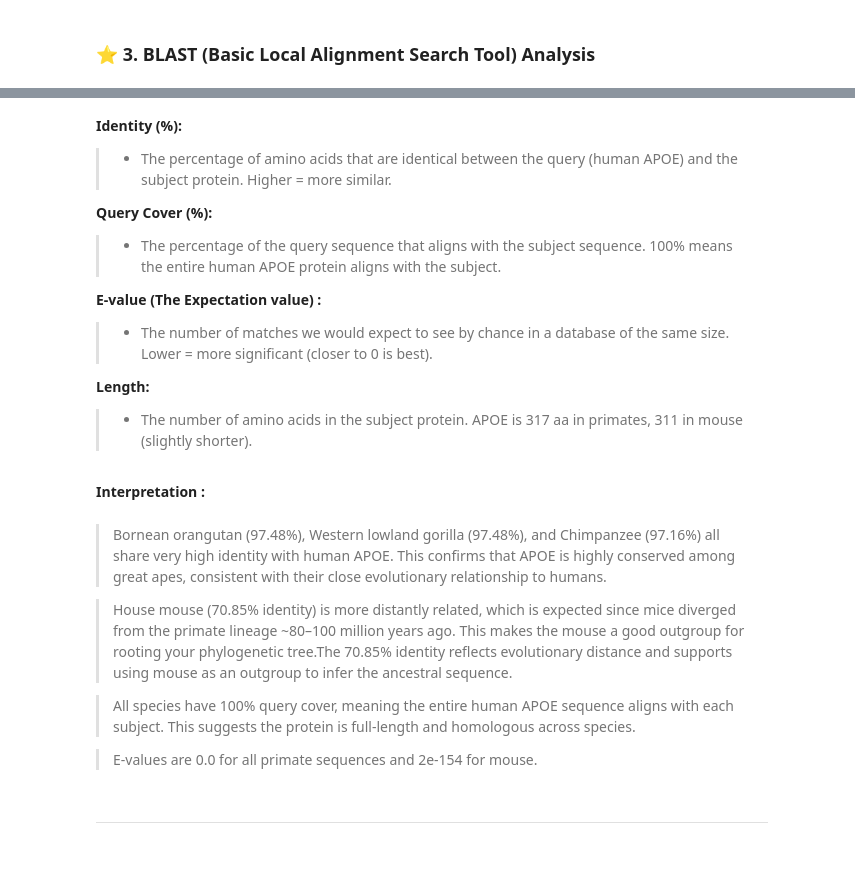
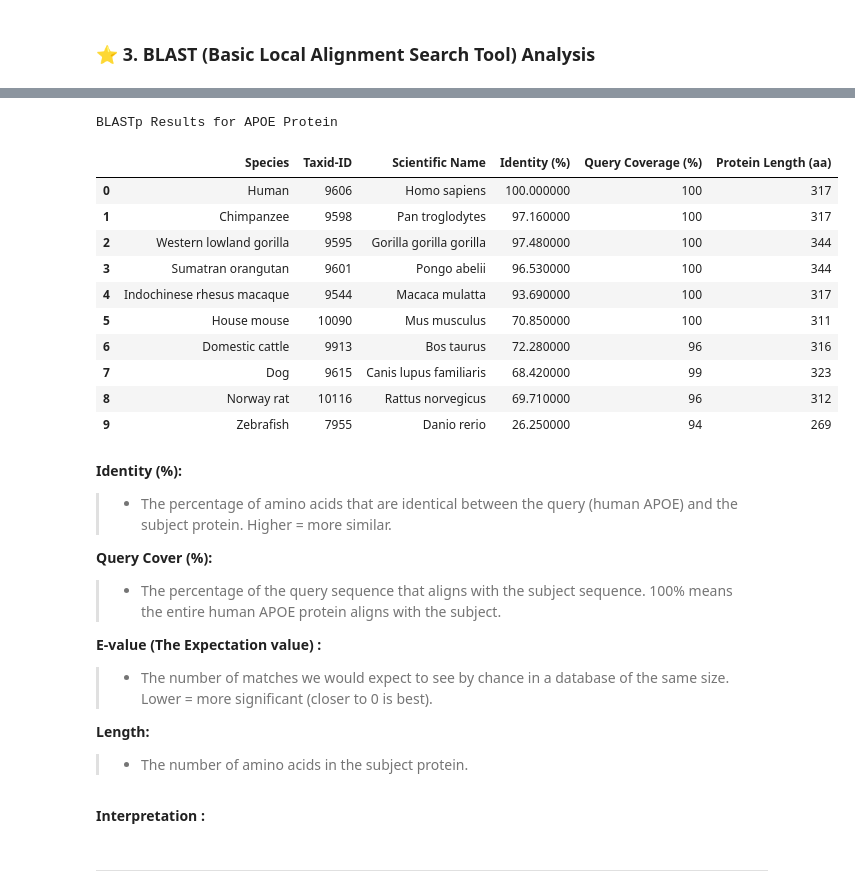
Before and after one commit to sahelsepehri/APOE-Genomics-Alzheimers, a Jupyter notebook: Notebooks/02_Evolutionary_Analysis.ipynb.ipynb, the cells around one changed output, grey strips where cells are left out. Cells and saved outputs as stored; diff of their text form; code cells hidden in the pictures; blank space fills up the shorter version.

```diff
--- a/Notebooks/02_Evolutionary_Analysis.ipynb.ipynb
+++ b/Notebooks/02_Evolutionary_Analysis.ipynb.ipynb
@@ -59,3 +55,31 @@ df_blast.style.set_caption("BLASTp Results for APOE Protein")
+# %%
+# create a dictionary of blastp results
+blast_data = {
+    'Species': ['Human','Chimpanzee','Western lowland gorilla','Sumatran orangutan','Indochinese rhesus macaque',' House mouse', 'Domestic cattle','Dog',' Norway rat', 'Zebrafish'   ],
+    'Taxid-ID' :[9606, 9598, 9595, 9601, 9544, 10090, 9913, 9615, 10116, 7955],
+    'Scientific Name' : ['Homo sapiens','Pan troglodytes','Gorilla gorilla gorilla','Pongo abelii','Macaca mulatta','Mus musculus','Bos taurus', 'Canis lupus familiaris','Rattus norvegicus', 'Danio rerio' ],
+    'Identity (%)': [100, 97.16, 97.48, 96.53, 93.69, 70.85, 72.28, 68.42, 69.71, 26.25],
+    'Query Coverage (%)': [100, 100, 100, 100, 100, 100, 96, 99, 96, 94],
+    'Protein Length (aa)' :[317, 317, 344, 344, 317, 311, 316, 323, 312, 269]
+
+}
+
+# Turn the disctionary into the dataframe
+df_blast = pd.DataFrame(blast_data)
+df_blast.style.set_caption("BLASTp Results for APOE Protein")
+# %% [output]
+BLASTp Results for APOE Protein
+|  | Species | Taxid-ID | Scientific Name | Identity (%) | Query Coverage (%) | Protein Length (aa) |
+| 0 | Human | 9606 | Homo sapiens | 100.000000 | 100 | 317 |
+| 1 | Chimpanzee | 9598 | Pan troglodytes | 97.160000 | 100 | 317 |
+| 2 | Western lowland gorilla | 9595 | Gorilla gorilla gorilla | 97.480000 | 100 | 344 |
+| 3 | Sumatran orangutan | 9601 | Pongo abelii | 96.530000 | 100 | 344 |
+| 4 | Indochinese rhesus macaque | 9544 | Macaca mulatta | 93.690000 | 100 | 317 |
+| 5 | House mouse | 10090 | Mus musculus | 70.850000 | 100 | 311 |
+| 6 | Domestic cattle | 9913 | Bos taurus | 72.280000 | 96 | 316 |
+| 7 | Dog | 9615 | Canis lupus familiaris | 68.420000 | 99 | 323 |
+| 8 | Norway rat | 10116 | Rattus norvegicus | 69.710000 | 96 | 312 |
+| 9 | Zebrafish | 7955 | Danio rerio | 26.250000 | 94 | 269 |
 # %% [markdown]
 
 **Identity (%):**
@@ -68,19 +92,9 @@ df_blast.style.set_caption("BLASTp Results for APOE Protein")
 >- The number of matches we would expect to see by chance in a database of the same size. Lower = more significant (closer to 0 is best).
 
 **Length:**
->- The number of amino acids in the subject protein. APOE is 317 aa in primates, 311 in mouse (slightly shorter).
+>- The number of amino acids in the subject protein.
 # %% [markdown]
 **Interpretation :**
-# %% [markdown]
-> Bornean orangutan (97.48%), Western lowland gorilla (97.48%), and Chimpanzee (97.16%) all share very high identity with human APOE. This confirms that APOE is highly conserved among great apes, consistent with their close evolutionary relationship to humans.
-
-
-> House mouse (70.85% identity) is more distantly related, which is expected since mice diverged from the primate lineage ~80–100 million years ago. This makes the mouse a good outgroup for rooting your phylogenetic tree.The 70.85% identity reflects evolutionary distance and supports using mouse as an outgroup to infer the ancestral sequence.
-
-
-> All species have 100% query cover, meaning the entire human APOE sequence aligns with each subject. This suggests the protein is full-length and homologous across species.
-
-> E-values are 0.0 for all primate sequences and 2e-154 for mouse.
 # %% [markdown]
 ---
 # %% [markdown]
```
Also changed, not shown: parts of 18 cells of this notebook.
